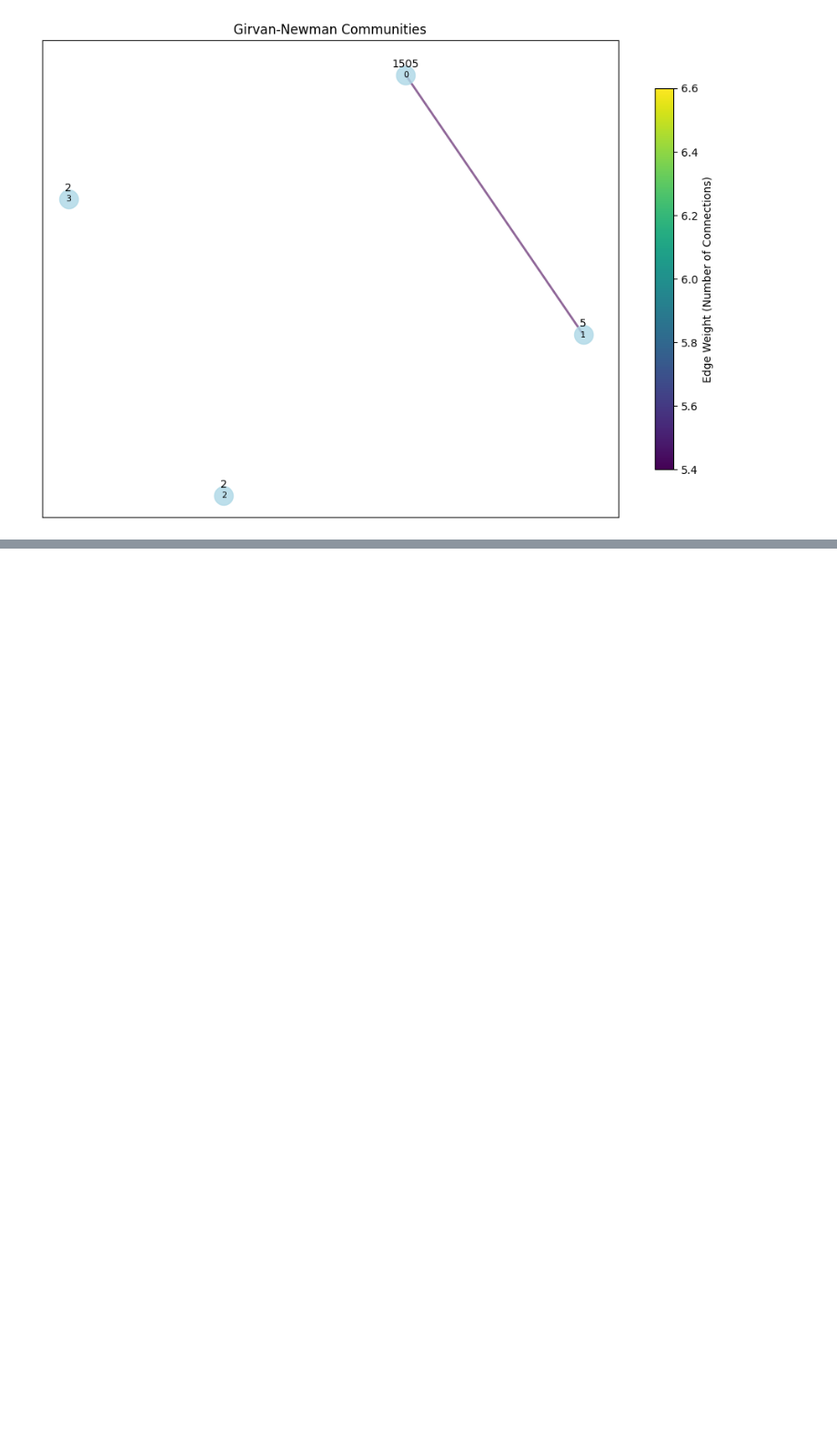
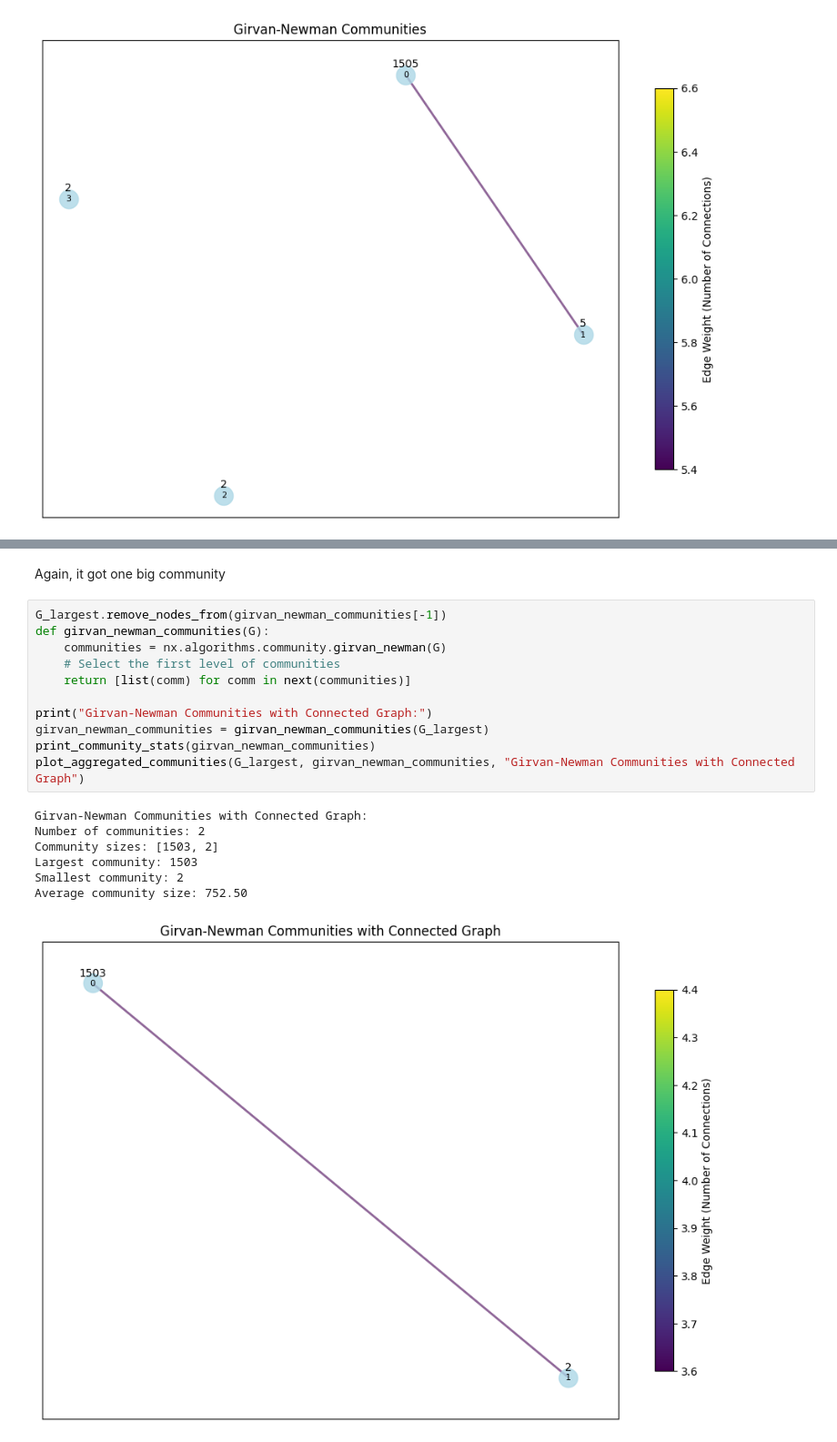
Before and after one commit to kiyoshi2000/GraphMining, a Jupyter notebook: DrugInteraction.ipynb, the cells around one changed output, grey strips where cells are left out. Shown at 91% size. Saved outputs shown, nothing was run; the diff lists cells and outputs as text; blank space fills up the shorter version.

```diff
--- a/DrugInteraction.ipynb
+++ b/DrugInteraction.ipynb
@@ -669,3 +702,24 @@ Average community size: 378.50
+# %% [markdown]
+Again, it got one big community
+# %%
+G_largest.remove_nodes_from(girvan_newman_communities[-1])
+def girvan_newman_communities(G):
+    communities = nx.algorithms.community.girvan_newman(G)
+    # Select the first level of communities
+    return [list(comm) for comm in next(communities)]
+
+print("Girvan-Newman Communities with Connected Graph:")
+girvan_newman_communities = girvan_newman_communities(G_largest)
+print_community_stats(girvan_newman_communities)
+plot_aggregated_communities(G_largest, girvan_newman_communities, "Girvan-Newman Communities with Connected Graph")
+# %% [output]
+Girvan-Newman Communities with Connected Graph:
+Number of communities: 2
+Community sizes: [1503, 2]
+Largest community: 1503
+Smallest community: 2
+Average community size: 752.50
+[figure, added]
 # %%
 # Compare communities using modularity
 def compare_modularity(G, communities):
```
Also changed, not shown: parts of 9 cells of this notebook, 1 other file.
